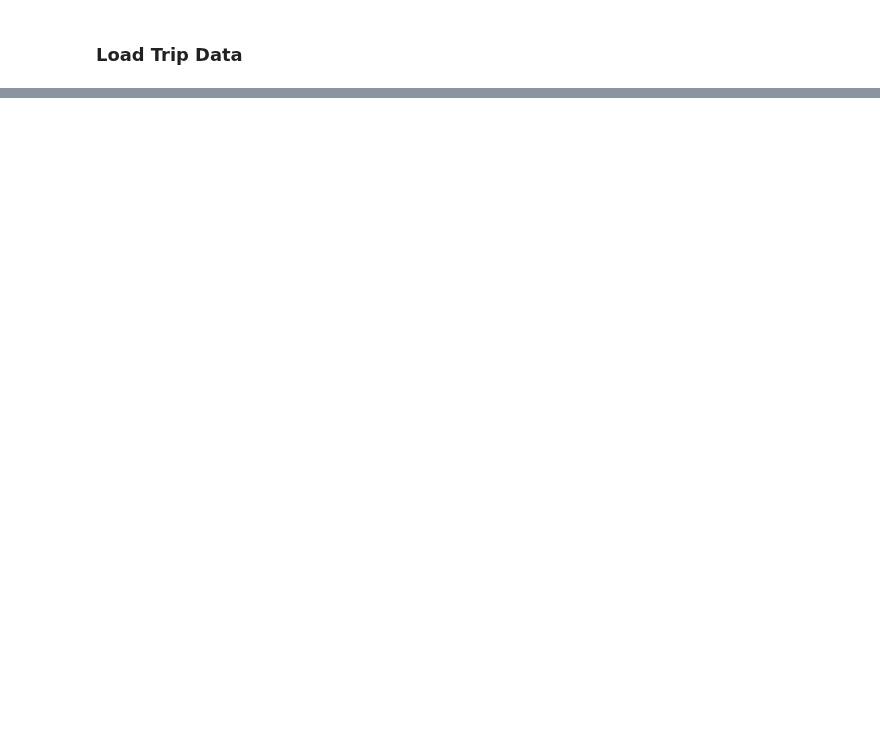
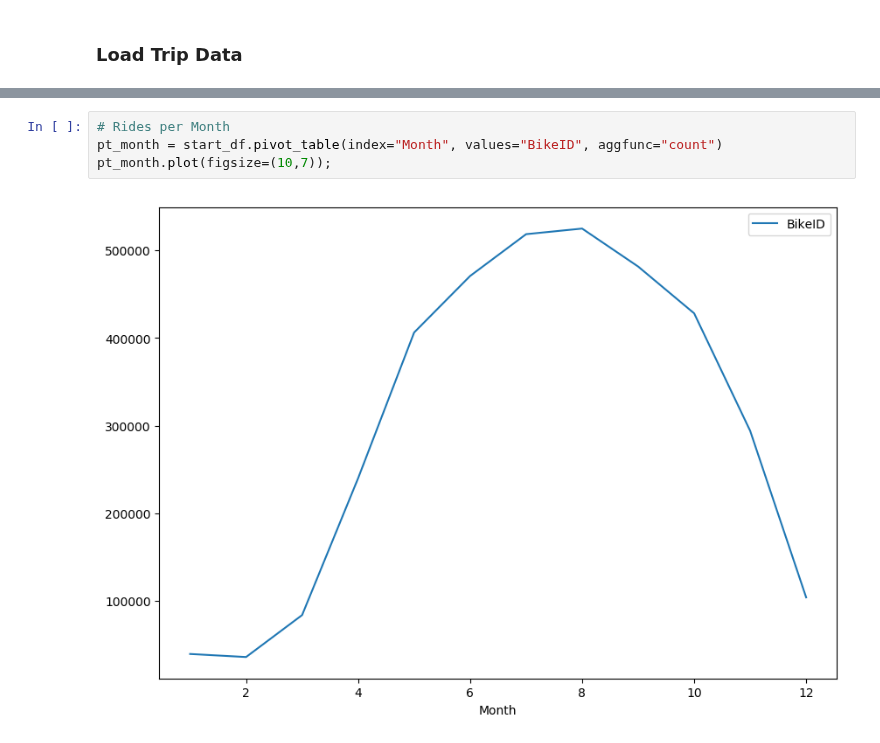
Before and after one commit to cneiderer/Class_Projects, a Jupyter notebook: Project5/Modeling.ipynb, the cells around one changed output, grey strips where cells are left out. Cells and saved outputs as stored; diff of their text form; blank space fills up the shorter version.

```diff
--- a/Project5/Modeling.ipynb
+++ b/Project5/Modeling.ipynb
@@ -127,0 +278,6 @@ print('Delta: %s' % str(df.StopTime.max() - df.StartTime.min()))
+# %%
+# Rides per Month
+pt_month = start_df.pivot_table(index="Month", values="BikeID", aggfunc="count")
+pt_month.plot(figsize=(10,7));
+# %% [output]
+[figure, added]
```
Also changed, not shown: parts of 91 cells of this notebook.
